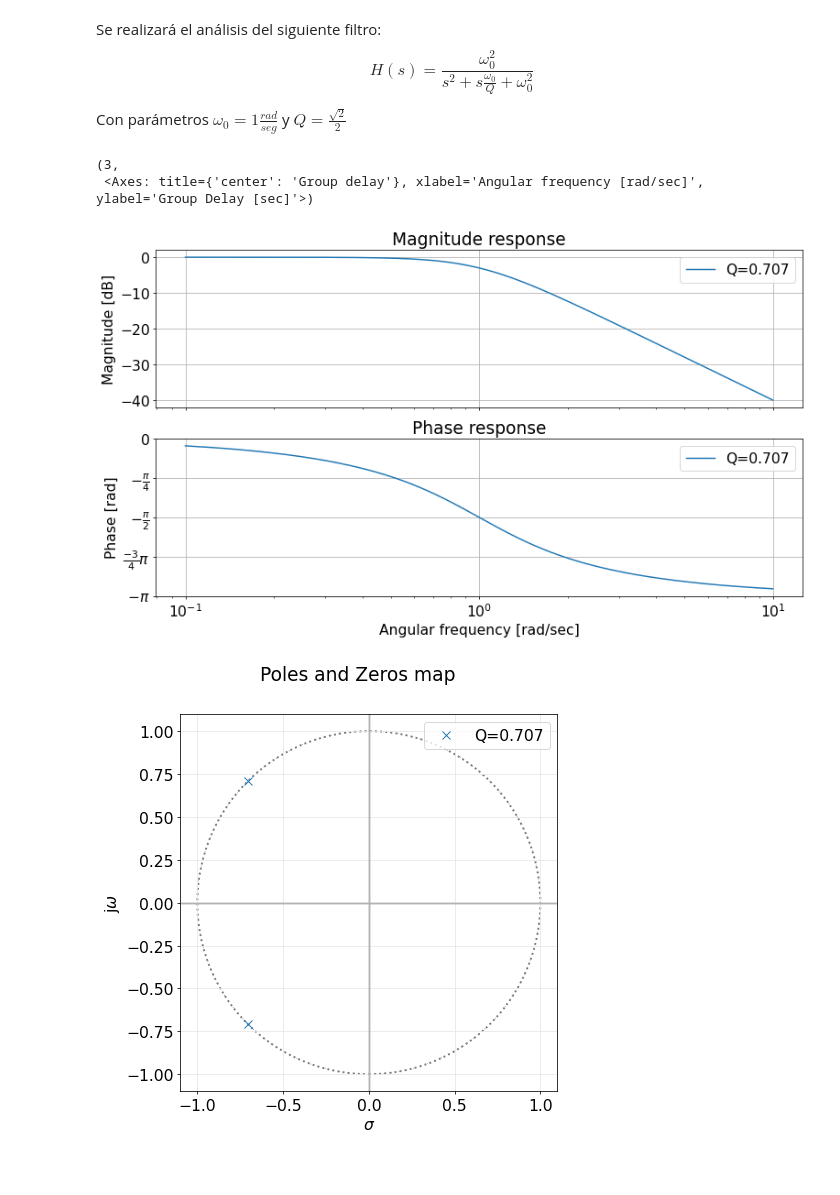
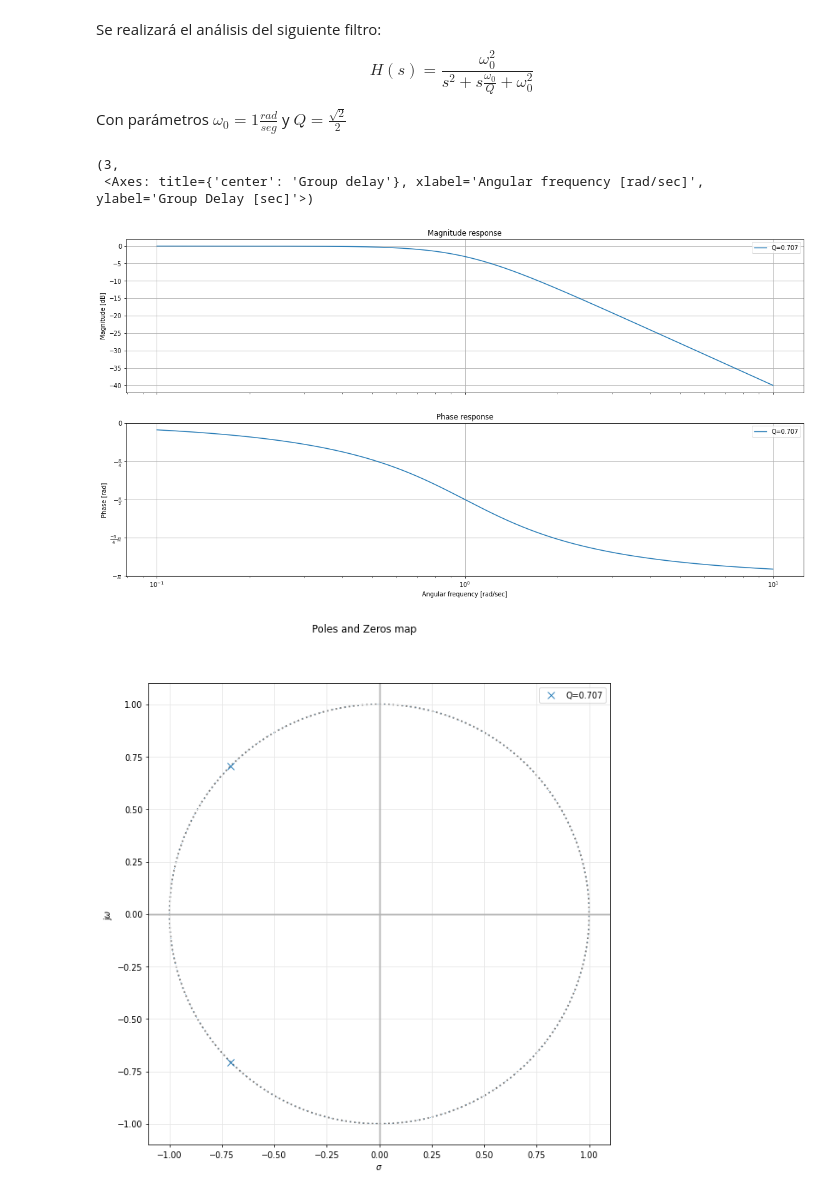
Before and after one commit to bithurburu0/TCII-R4001, a Jupyter notebook: Hola_mundo.ipynb, the cells around one changed output. Drawn from its saved outputs; the diff is of its cells as text; code cells hidden in the pictures; blank space fills up the shorter version.

```diff
--- a/Hola_mundo.ipynb
+++ b/Hola_mundo.ipynb
@@ -33,10 +44,10 @@ plt.close(1)
 
 import matplotlib as mpl
 
-fig_sz_x = 13
-fig_sz_y = 7
+fig_sz_x = 20
+fig_sz_y = 10
 fig_dpi = 70
-fig_front_size = 16
+fig_front_size = 10
 
 mpl.rcParams['figure.figsize'] = (fig_sz_x, fig_sz_y)
 mpl.rcParams['figure.dpi'] = fig_dpi
@@ -46,21 +57,21 @@ plt.rcParams.update({'font.size':fig_front_size})
 # %%
 # Código para análisis del filtro
 w0 = 1
-qq = np.sqrt(2)/2
+Q = np.sqrt(2)/2
 
 # Obtención de función transferencia
-my_tf = TransferFunction([w0**2],[1, w0/qq, w0**2])
+my_tf = TransferFunction([w0**2],[1, w0/Q, w0**2])
 
 # Gráfico Bode
-bodePlot(my_tf, fig_id=1, filter_description = 'Q={:3.3f}'.format(qq))
+bodePlot(my_tf, fig_id=1, filter_description = 'Q={:3.3f}'.format(Q))
 
 # Gráfico de Polos y Ceros
-pzmap(my_tf, fig_id=2, filter_description = 'Q={:3.3f}'.format(qq))
+pzmap(my_tf, fig_id=2, filter_description = 'Q={:3.3f}'.format(Q))
 
 # Group Delay
-GroupDelay(my_tf, fig_id=3, filter_description = 'Q={:3.3f}'.format(qq))
+GroupDelay(my_tf, fig_id=3, filter_description = 'Q={:3.3f}'.format(Q))
 # %% [output]
 (3,
  <Axes: title={'center': 'Group delay'}, xlabel='Angular frequency [rad/sec]', ylabel='Group Delay [sec]'>)
-[figure, old version]
+[figure, new version]
-[figure, old version]
+[figure, new version]
```
Also changed, not shown: parts of 3 cells of this notebook.
